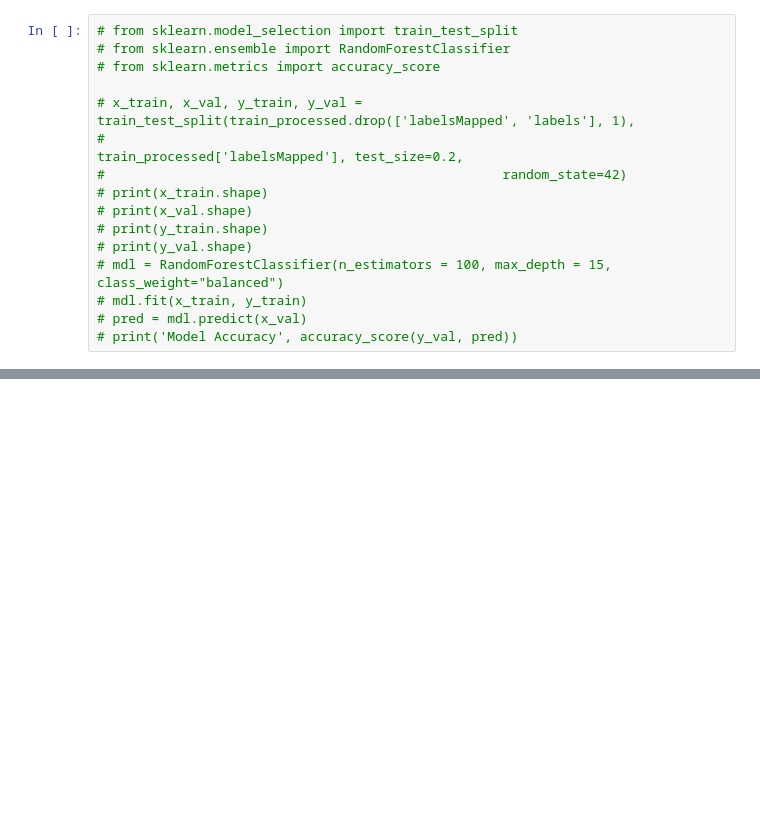
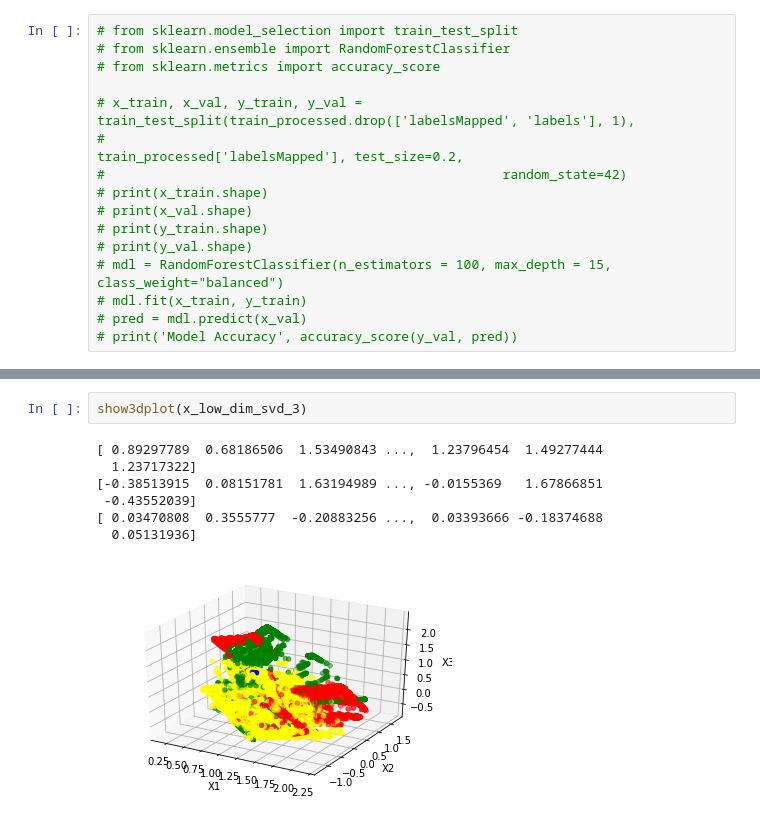
Before and after one commit to buddhapuneeth/NetworkIntrusionDetection, a Jupyter notebook: Data Analysis.ipynb, the cells around one changed output, grey strips where cells are left out. Cells and saved outputs as stored; diff of their text form; blank space fills up the shorter version.

```diff
--- a/Data Analysis.ipynb
+++ b/Data Analysis.ipynb
@@ -405,0 +573,10 @@ OrderedDict([('num_shells', 326.11353550295854),
+# %%
+show3dplot(x_low_dim_svd_3)
+# %% [output]
+[ 0.89297789  0.68186506  1.53490843 ...,  1.23796454  1.49277444
+  1.23717322]
+[-0.38513915  0.08151781  1.63194989 ..., -0.0155369   1.67866851
+ -0.43552039]
+[ 0.03470808  0.3555777  -0.20883256 ...,  0.03393666 -0.18374688
+  0.05131936]
+[figure, added]
```
Also changed, not shown: parts of 25 cells of this notebook, 2 other files.
